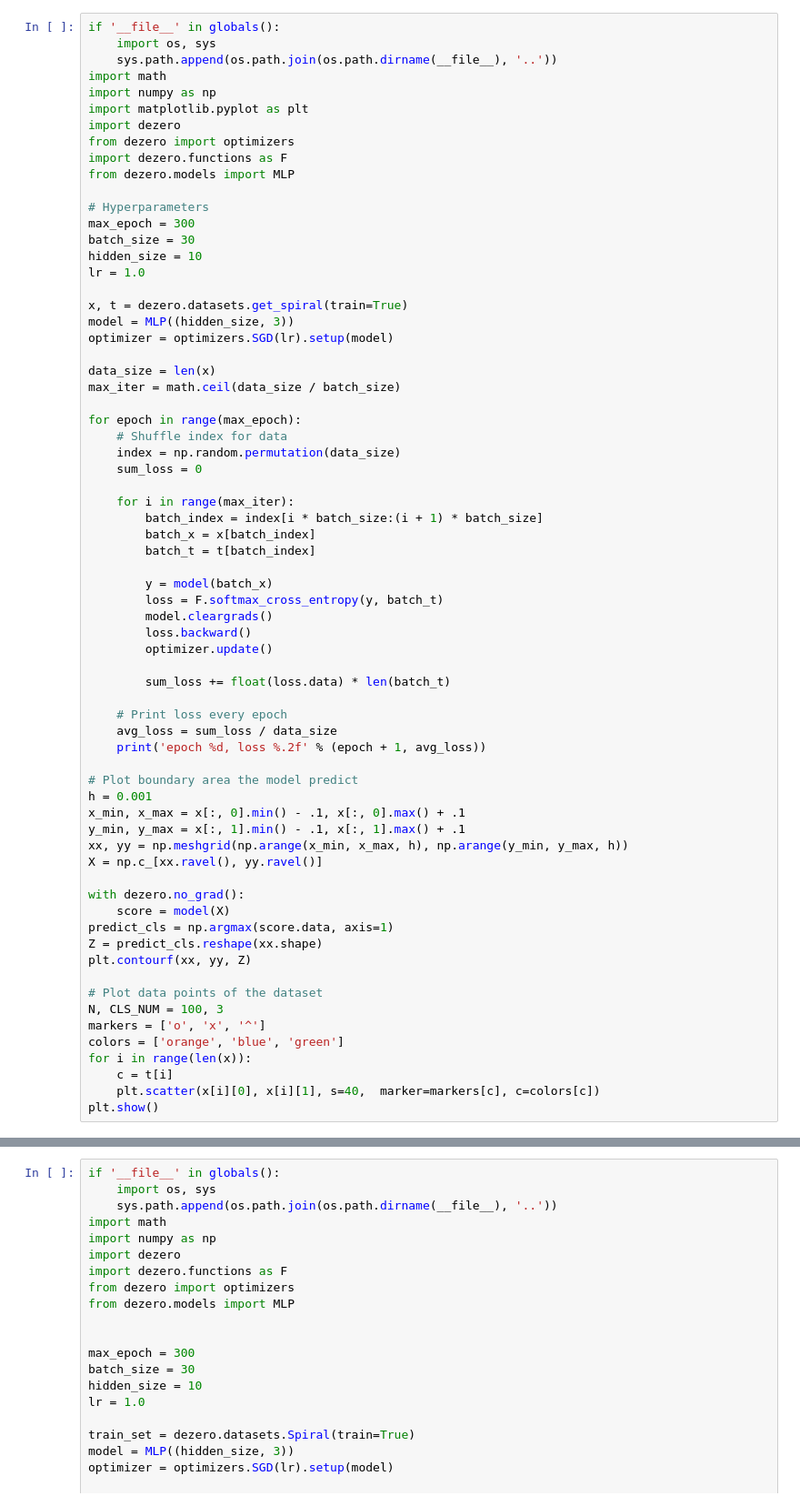
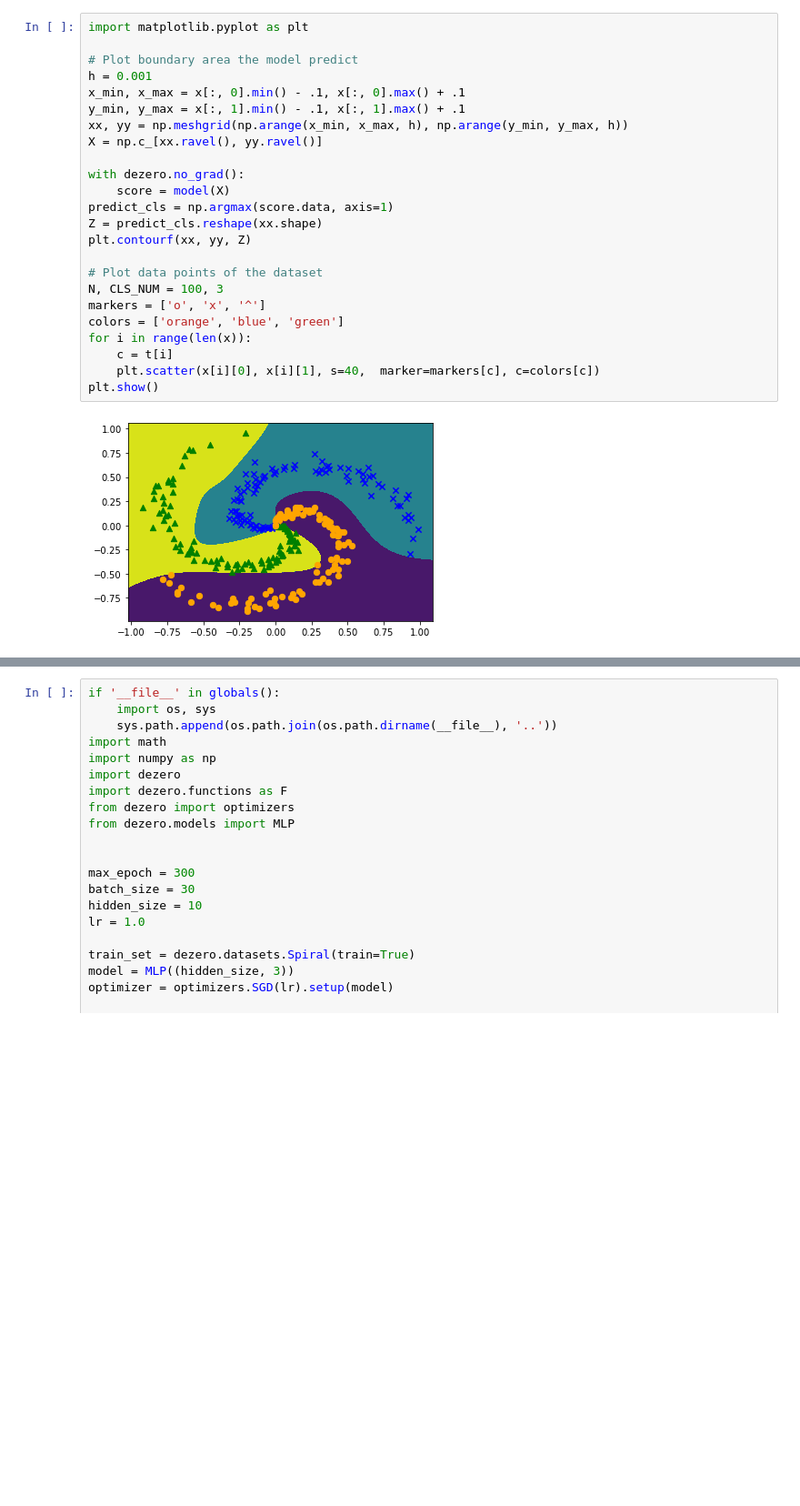
Before and after one commit to YesicaKim/Deep_Learning_from_Scratch, a Jupyter notebook: book3/제4고지. 고차 미분 계산(48-51).ipynb, the cells around one changed output, grey strips where cells are left out. Shown at 91% size. Drawn from its saved outputs; the diff is of its cells as text; blank space fills up the shorter version.

```diff
--- a/book3/제4고지. 고차 미분 계산(48-51).ipynb
+++ b/book3/제4고지. 고차 미분 계산(48-51).ipynb
@@ -16,68 +112,26 @@
 # %%
-if '__file__' in globals():
-    import os, sys
-    sys.path.append(os.path.join(os.path.dirname(__file__), '..'))
-import math
-import numpy as np
 import matplotlib.pyplot as plt
-import dezero
-from dezero import optimizers
-import dezero.functions as F
-from dezero.models import MLP
-
-# Hyperparameters
-max_epoch = 300
-batch_size = 30
-hidden_size = 10
-lr = 1.0
-
-x, t = dezero.datasets.get_spiral(train=True)
-model = MLP((hidden_size, 3))
-optimizer = optimizers.SGD(lr).setup(model)
-
-data_size = len(x)
-max_iter = math.ceil(data_size / batch_size)
-
-for epoch in range(max_epoch):
-    # Shuffle index for data
-    index = np.random.permutation(data_size)
-    sum_loss = 0
-
-    for i in range(max_iter):
-        batch_index = index[i * batch_size:(i + 1) * batch_size]
-        batch_x = x[batch_index]
-        batch_t = t[batch_index]
-
-        y = model(batch_x)
-        loss = F.softmax_cross_entropy(y, batch_t)
-        model.cleargrads()
-        loss.backward()
-        optimizer.update()
-
-        sum_loss += float(loss.data) * len(batch_t)
-
-    # Print loss every epoch
-    avg_loss = sum_loss / data_size
-    print('epoch %d, loss %.2f' % (epoch + 1, avg_loss))
 
 # Plot boundary area the model predict
 h = 0.001
 x_min, x_max = x[:, 0].min() - .1, x[:, 0].max() + .1
 y_min, y_max = x[:, 1].min() - .1, x[:, 1].max() + .1
 xx, yy = np.meshgrid(np.arange(x_min, x_max, h), np.arange(y_min, y_max, h))
 X = np.c_[xx.ravel(), yy.ravel()]
 
 with dezero.no_grad():
     score = model(X)
 predict_cls = np.argmax(score.data, axis=1)
 Z = predict_cls.reshape(xx.shape)
 plt.contourf(xx, yy, Z)
 
 # Plot data points of the dataset
 N, CLS_NUM = 100, 3
 markers = ['o', 'x', '^']
 colors = ['orange', 'blue', 'green']
 for i in range(len(x)):
     c = t[i]
     plt.scatter(x[i][0], x[i][1], s=40,  marker=markers[c], c=colors[c])
 plt.show()
+# %% [output]
+[figure, added]
```
Also changed, not shown: parts of 46 cells of this notebook, 2 other files.
